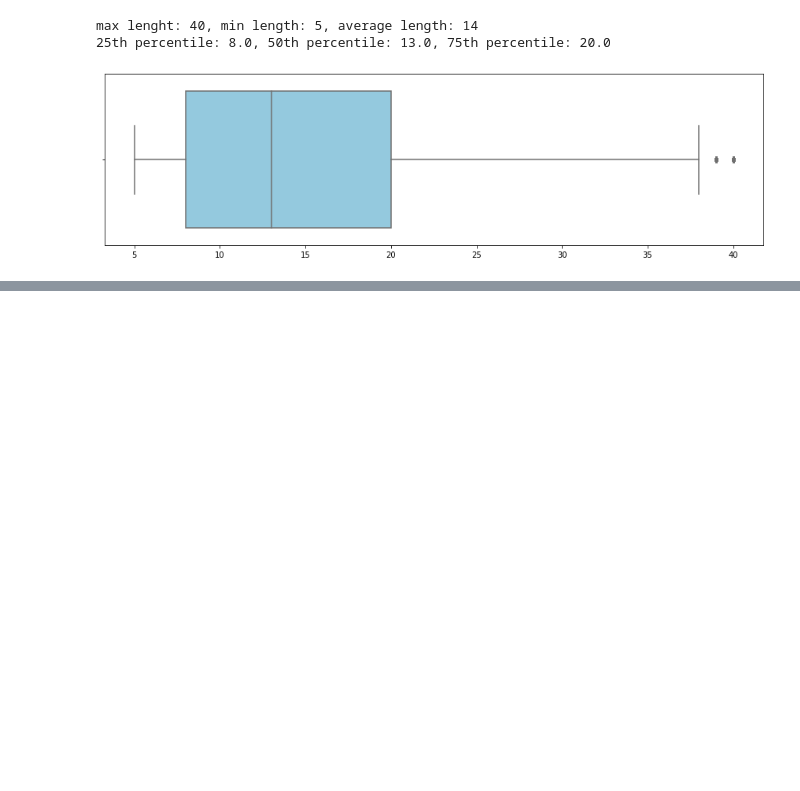
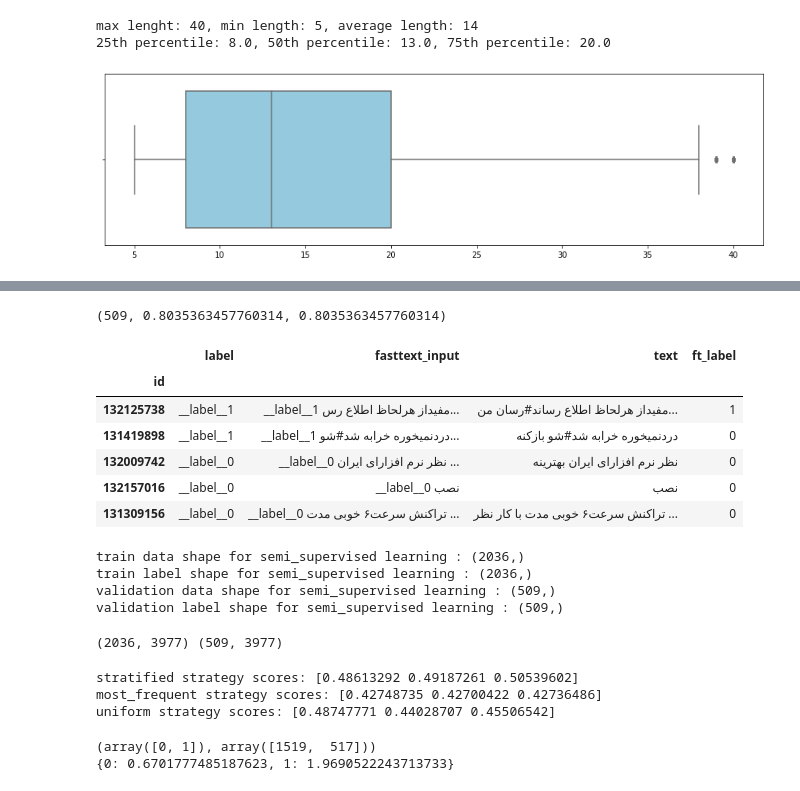
Before and after one commit to AmirHoseein99/Persian_NLP_Task, a Jupyter notebook: NLP_Task.ipynb, the cells around one changed output, grey strips where cells are left out. Saved outputs shown, nothing was run; the diff lists cells and outputs as text; code cells hidden in the pictures; blank space fills up the shorter version.

```diff
--- a/NLP_Task.ipynb
+++ b/NLP_Task.ipynb
@@ -3223,0 +3267,12 @@ print(unlabeled_data.shape)
+# %%
+print(f'before clean : {labeled_data.text.iloc[0]}')
+print(f'before clean : {unlabeled_data.text.iloc[0]}')
+
+labeled_data.text = labeled_data.text.apply(lambda x : clean_persian_text(x))
+unlabeled_data.text = unlabeled_data.text.apply(lambda x : clean_persian_text(x))
+
+labeled_data.text = labeled_data.text.apply(lambda x : my_toknizer(x))
+unlabeled_data.text = unlabeled_data.text.apply(lambda x : my_toknizer(x))
+
+print(f'after clean : {labeled_data.text.iloc[0]}')
+print(f'after clean : {unlabeled_data.text.iloc[0]}')
@@ -3223,0 +3286,5 @@ print(unlabeled_data.shape)
+# %%
+train, test = train_test_split(labeled_data, test_size = 0.2, random_state=42, stratify=labeled_data.label)
+
+print(f'Train data shape for semi_supervised learning : {train.shape}')
+print(f'Test data shape for semi_supervised learning : {test.shape}')
@@ -3223,0 +3309,7 @@ print(unlabeled_data.shape)
+# %%
+ft_test_data = pd.DataFrame()
+ft_test_data['label'] = "__label__" + test['label'].astype('str')
+ft_test_data['fasttext_input'] =ft_test_data['label'] + ' ' + test['text']
+ft_test_data['text'] =  test['text']
+print(ft_test_data.shape)
+ft_test_data.head()
@@ -3223,0 +3328,56 @@ print(unlabeled_data.shape)
+# %%
+ft_model = fasttext.train_supervised(input='comment.train', epoch=50, lr=0.01)
+ft_model.test("comment.test")
+# %% [output]
+(509, 0.8035363457760314, 0.8035363457760314)
+# %%
+ft_test_data['ft_label'] = ft_test_data.text.apply(lambda x : ft_model.predict(x)[0][0])
+ft_test_data['ft_label'] = ft_test_data.ft_label.apply(lambda x : 1 if x=='__label__1' else 0)
+ft_test_data.head()
+# %% [output]
+|  | label | fasttext_input | text | ft_label |
+| id |  |  |  |  |
+| 132125738 | __label__1 | __label__1 مفیداز هرلحاظ اطلاع رس... | مفیداز هرلحاظ اطلاع رساند#رسان من... | 1 |
+| 131419898 | __label__1 | __label__1 دردنمیخوره خرابه شد#شو... | دردنمیخوره خرابه شد#شو بازکنه | 0 |
+| 132009742 | __label__0 | __label__0 نظر نرم افزارای ایران ... | نظر نرم افزارای ایران بهترینه | 0 |
+| 132157016 | __label__0 | __label__0 نصب | نصب | 0 |
+| 131309156 | __label__0 | __label__0 تراکنش سرعت۶ خوبی مدت ... | تراکنش سرعت۶ خوبی مدت با کار نظر ... | 0 |
+# %%
+X_train, X_test, y_train, y_test = train_test_split(labeled_data.text.to_numpy(), labeled_data.label.to_numpy(), test_size = 0.2, random_state=42, stratify=labeled_data.label.to_numpy())
+
+print(f'train data shape for semi_supervised learning : {X_train.shape}')
+print(f'train label shape for semi_supervised learning : {y_train.shape}')
+
+print(f'validation data shape for semi_supervised learning : {X_test.shape}')
+print(f'validation label shape for semi_supervised learning : {y_test.shape}')
+# %% [output]
+train data shape for semi_supervised learning : (2036,)
+train label shape for semi_supervised learning : (2036,)
+validation data shape for semi_supervised learning : (509,)
+validation label shape for semi_supervised learning : (509,)
+# %%
+tfidf = TfidfVectorizer()
+X_train = tfidf.fit_transform(X_train).toarray()
+X_test = tfidf.transform(X_test).toarray()
+
+print(X_train.shape, X_test.shape)
+# %% [output]
+(2036, 3977) (509, 3977)
+# %%
+strategies = ["stratified", "most_frequent", "uniform"]
+for strategy in strategies:
+    cv_results = cross_val_score(DummyClassifier(strategy=strategy), X_train, y_train, scoring="f1_macro", cv=3)
+    print(f"{strategy} strategy scores: {cv_results}")
+# %% [output]
+stratified strategy scores: [0.48613292 0.49187261 0.50539602]
+most_frequent strategy scores: [0.42748735 0.42700422 0.42736486]
+uniform strategy scores: [0.48747771 0.44028707 0.45506542]
+# %%
+print(np.unique(y_train, return_counts=True))
+weights = compute_class_weight(class_weight = 'balanced', classes= np.unique(y_train), y= y_train.reshape(-1))
+
+class_weights = {c : w for c, w in enumerate(weights)}
+print(class_weights)
+# %% [output]
+(array([0, 1]), array([1519,  517]))
+{0: 0.6701777485187623, 1: 1.9690522243713733}
```
Also changed, not shown: parts of 18 cells of this notebook.
